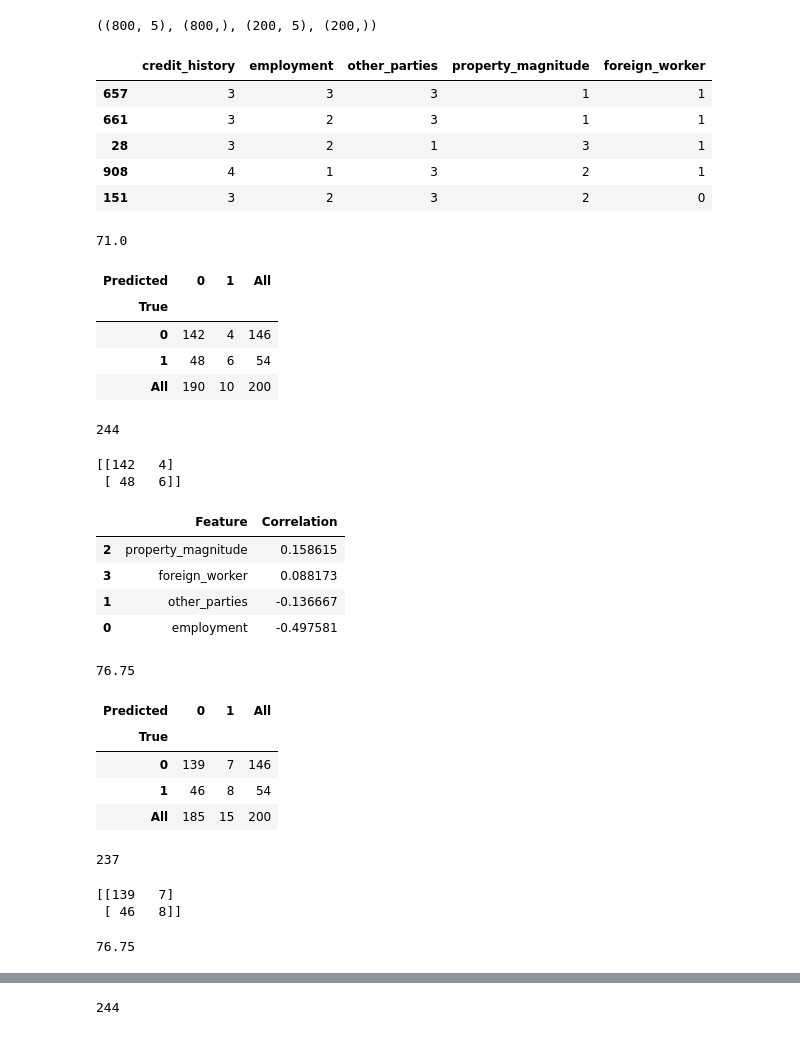
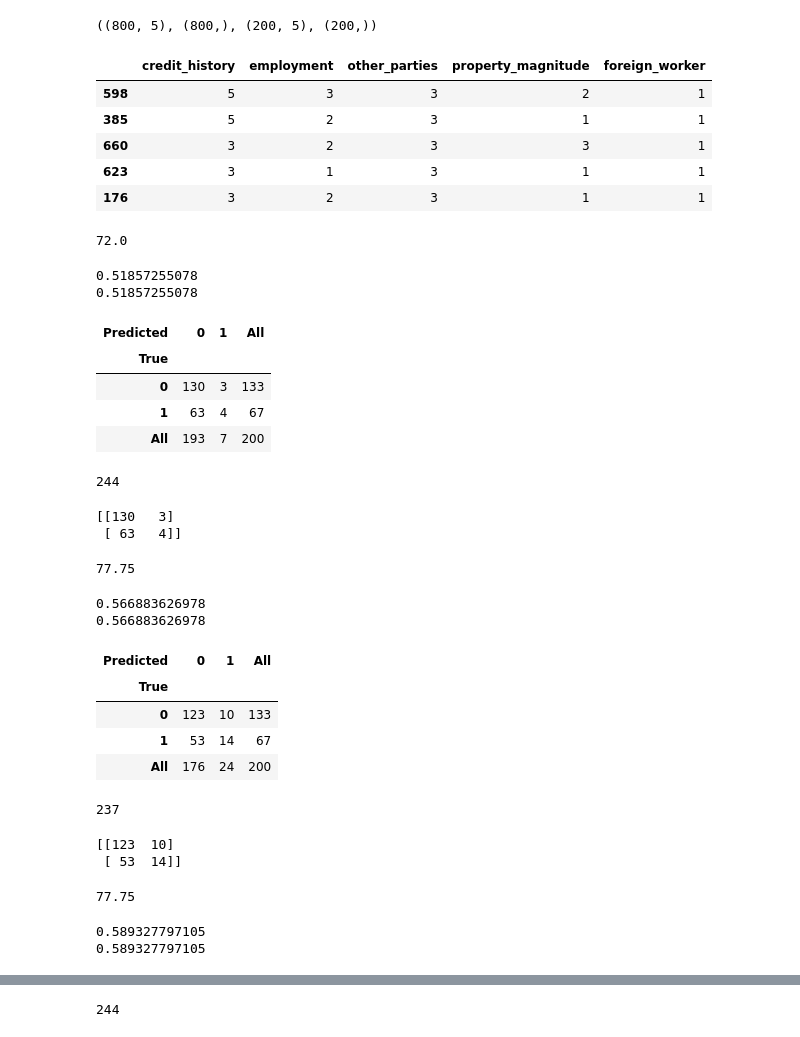
Before and after one commit to vermakanksha/project, a Jupyter notebook: credit_fraud_analysis.ipynb, the cells around one changed output, grey strips where cells are left out. Cells and saved outputs as stored; diff of their text form; code cells hidden in the pictures.

```diff
--- a/credit_fraud_analysis.ipynb
+++ b/credit_fraud_analysis.ipynb
@@ -129 +98,4 @@ Name: current_balance, Length: 921, dtype: int64
+# %%
+#deleting the 'current_balance' column
+df.drop('current_balance',axis=1,inplace=True)
 # %%
@@ -694,11 +701,11 @@ X_train_df.shape, Y_train_df.shape, X_test_df.shape, Y_test_df.shape
 X_test_df.head()
 # %% [output]
 |  | credit_history | employment | other_parties | property_magnitude | foreign_worker |
-| 657 | 3 | 3 | 3 | 1 | 1 |
-| 661 | 3 | 2 | 3 | 1 | 1 |
-| 28 | 3 | 2 | 1 | 3 | 1 |
-| 908 | 4 | 1 | 3 | 2 | 1 |
-| 151 | 3 | 2 | 3 | 2 | 0 |
+| 598 | 5 | 3 | 3 | 2 | 1 |
+| 385 | 5 | 2 | 3 | 1 | 1 |
+| 660 | 3 | 2 | 3 | 3 | 1 |
+| 623 | 3 | 1 | 3 | 1 | 1 |
+| 176 | 3 | 2 | 3 | 1 | 1 |
 # %%
 test_ids = list(X_test_df.index.values)
 # %%
@@ -710,15 +717,24 @@ Y_pred_log = logreg.predict(X_test_df)
 acc_log = round(logreg.score(X_train_df, Y_train_df) * 100, 2)
 acc_log
 # %% [output]
-71.0
+72.0
+# %%
+#roc & auc score
+false_positive_rate, true_positive_rate, thresholds = roc_curve(Y_test_df, Y_pred_log)
+print (auc(false_positive_rate, true_positive_rate))
+print (roc_auc_score(Y_test_df, Y_pred_log))
+# %% [output]
+0.51857255078
+0.51857255078
 # %%
-pd.crosstab(Y_test_df, Y_pred_log, rownames=['True'], colnames=['Predicted'], margins=True)
+cm = pd.crosstab(Y_test_df, Y_pred_log, rownames=['True'], colnames=['Predicted'], margins=True)
+cm
 # %% [output]
 | Predicted | 0 | 1 | All |
 | True |  |  |  |
-| 0 | 142 | 4 | 146 |
-| 1 | 48 | 6 | 54 |
-| All | 190 | 10 | 200 |
+| 0 | 130 | 3 | 133 |
+| 1 | 63 | 4 | 67 |
+| All | 193 | 7 | 200 |
 # %%
 48*5+4*1
 # %% [output]
@@ -728,20 +744,8 @@ from sklearn.metrics import confusion_matrix
 confusion_matrix = confusion_matrix(Y_test_df,Y_pred_log)
 print(confusion_matrix)
 # %% [output]
-[[142   4]
- [ 48   6]]
+[[130   3]
+ [ 63   4]]
-# %%
-coeff_df = pd.DataFrame(X_train_df.columns.delete(0))
-coeff_df.columns = ['Feature']
-coeff_df["Correlation"] = pd.Series(logreg.coef_[0])
-
-coeff_df.sort_values(by='Correlation', ascending=False)
-# %% [output]
-|  | Feature | Correlation |
-| 2 | property_magnitude | 0.158615 |
-| 3 | foreign_worker | 0.088173 |
-| 1 | other_parties | -0.136667 |
-| 0 | employment | -0.497581 |
 # %%
 # Decision Tree
 
@@ -751,15 +755,23 @@ Y_pred_dec = decision_tree.predict(X_test_df)
 acc_decision_tree = round(decision_tree.score(X_train_df, Y_train_df) * 100, 2)
 acc_decision_tree
 # %% [output]
-76.75
+77.75
+# %%
+#roc & auc score
+false_positive_rate, true_positive_rate, thresholds = roc_curve(Y_test_df, Y_pred_dec)
+print (auc(false_positive_rate, true_positive_rate))
+print (roc_auc_score(Y_test_df, Y_pred_dec))
+# %% [output]
+0.566883626978
+0.566883626978
 # %%
 pd.crosstab(Y_test_df, Y_pred_dec, rownames=['True'], colnames=['Predicted'], margins=True)
 # %% [output]
 | Predicted | 0 | 1 | All |
 | True |  |  |  |
-| 0 | 139 | 7 | 146 |
-| 1 | 46 | 8 | 54 |
-| All | 185 | 15 | 200 |
+| 0 | 123 | 10 | 133 |
+| 1 | 53 | 14 | 67 |
+| All | 176 | 24 | 200 |
 # %%
 46*5+7*1
 # %% [output]
@@ -769,8 +781,8 @@ from sklearn.metrics import confusion_matrix
 confusion_matrix = confusion_matrix(Y_test_df,Y_pred_dec)
 print(confusion_matrix)
 # %% [output]
-[[139   7]
- [ 46   8]]
+[[123  10]
+ [ 53  14]]
 # %%
 # Random Forest
 
@@ -780,7 +792,15 @@ Y_pred_ran = random_forest.predict(X_test_df)
 acc_random_forest = round(random_forest.score(X_train_df, Y_train_df) * 100, 2)
 acc_random_forest
 # %% [output]
-76.75
+77.75
+# %%
+#roc & auc score
+false_positive_rate, true_positive_rate, thresholds = roc_curve(Y_test_df, Y_pred_ran)
+print (auc(false_positive_rate, true_positive_rate))
+print (roc_auc_score(Y_test_df, Y_pred_ran))
+# %% [output]
+0.589327797105
+0.589327797105
 # %%
 pd.crosstab(Y_test_df, Y_pred_ran, rownames=['True'], colnames=['Predicted'], margins=True)
 # %% [output]
```
Also changed, not shown: parts of 146 cells of this notebook.
